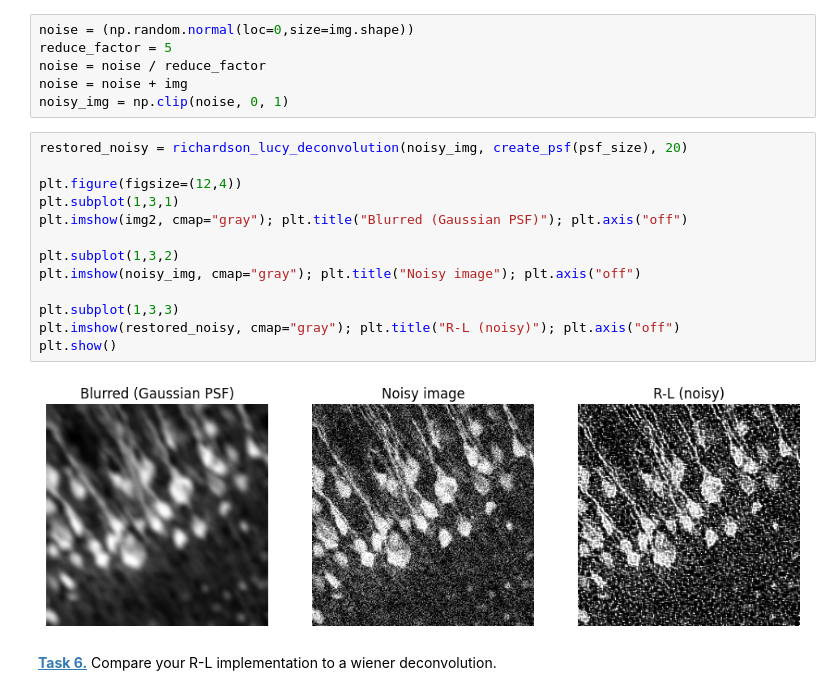
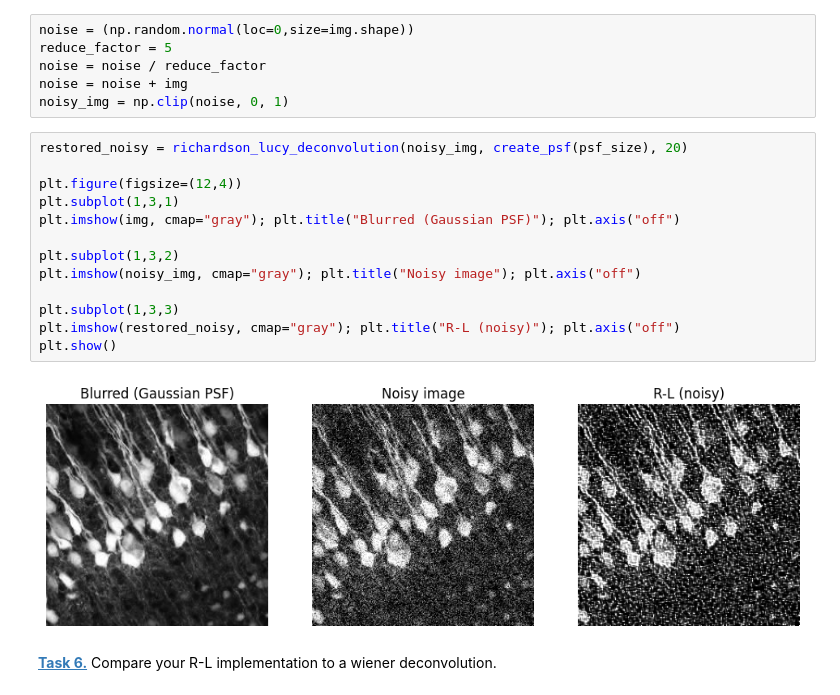
Before and after one commit to Bentrexte/mobi-fs5-python, a Jupyter notebook: deconvolution.ipynb, the cells around one changed output. Drawn from its saved outputs; the diff is of its cells as text.

```diff
--- a/deconvolution.ipynb
+++ b/deconvolution.ipynb
@@ -120,18 +120,18 @@ noisy_img = np.clip(noise, 0, 1)
 # %%
 restored_noisy = richardson_lucy_deconvolution(noisy_img, create_psf(psf_size), 20)
 
 plt.figure(figsize=(12,4))
 plt.subplot(1,3,1)
-plt.imshow(img2, cmap="gray"); plt.title("Blurred (Gaussian PSF)"); plt.axis("off")
+plt.imshow(img, cmap="gray"); plt.title("Blurred (Gaussian PSF)"); plt.axis("off")
 
 plt.subplot(1,3,2)
 plt.imshow(noisy_img, cmap="gray"); plt.title("Noisy image"); plt.axis("off")
 
 plt.subplot(1,3,3)
 plt.imshow(restored_noisy, cmap="gray"); plt.title("R-L (noisy)"); plt.axis("off")
 plt.show()
 # %% [output]
-[figure, old version]
+[figure, new version]
 # %% [markdown]
 **[Task 6.]()** Compare your R-L implementation to a wiener deconvolution.
 # %%
```
